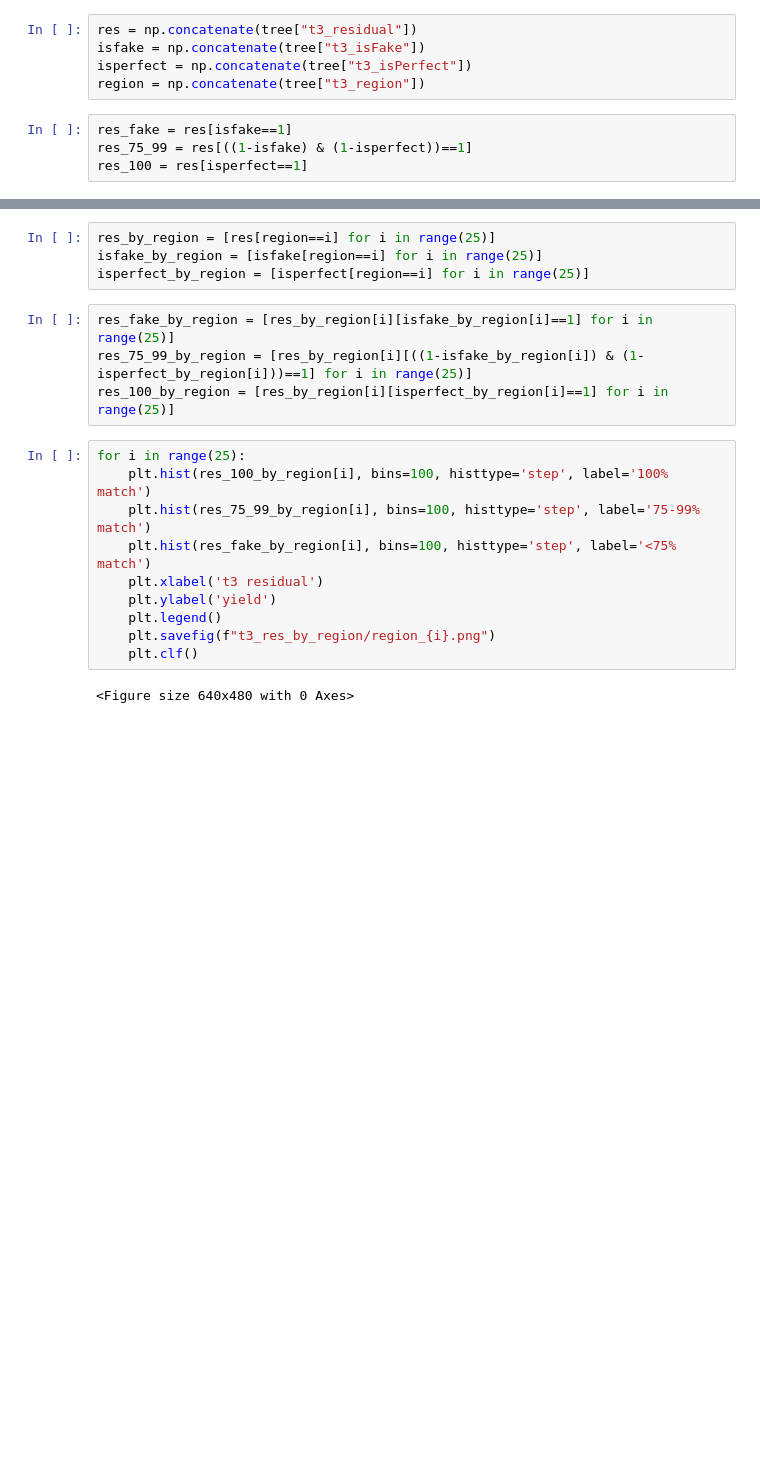
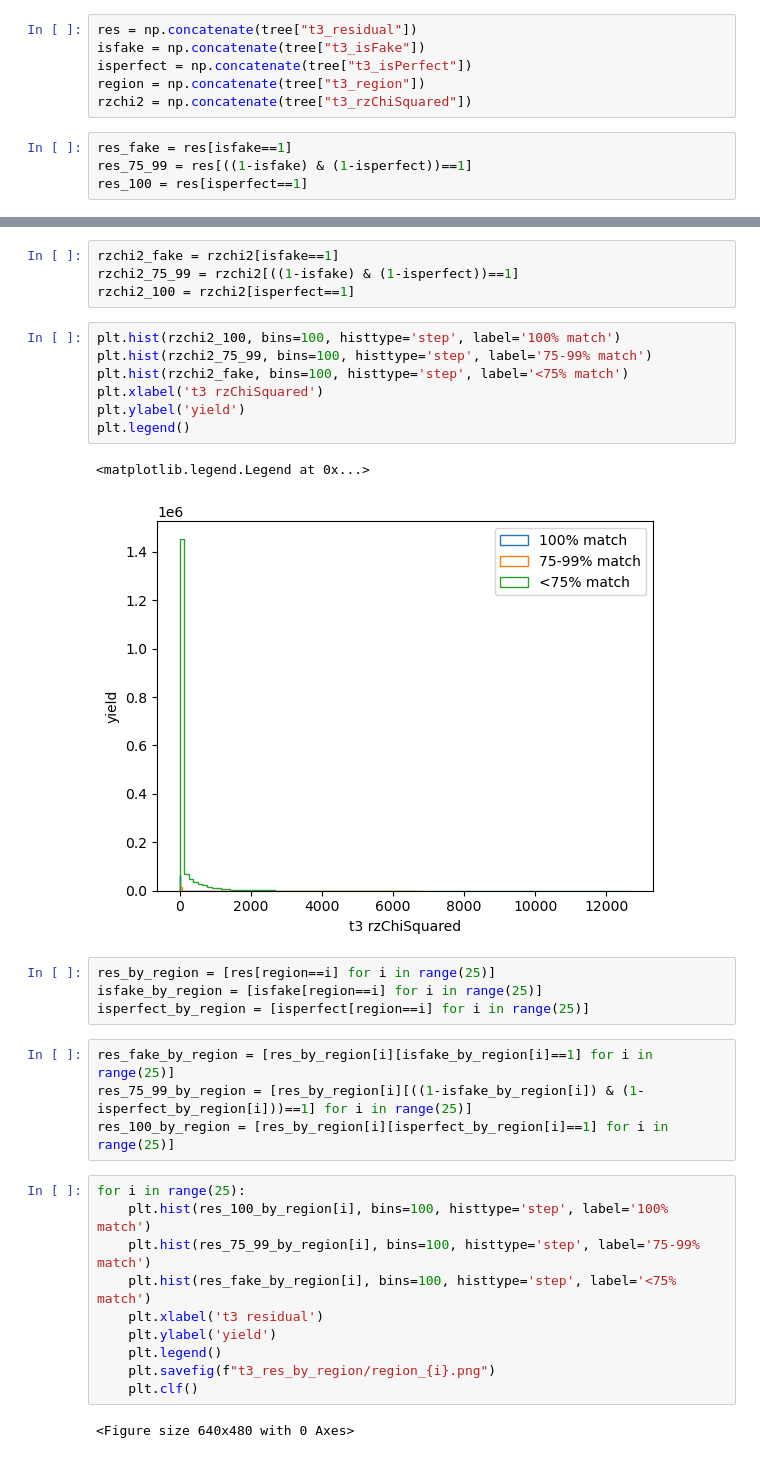
Before and after one commit to bucket420/lst-plots, a Jupyter notebook: plotting.ipynb, the cells around one changed output, grey strips where cells are left out. Drawn from its saved outputs; the diff is of its cells as text; blank space fills up the shorter version.

```diff
--- a/plotting.ipynb
+++ b/plotting.ipynb
@@ -12,6 +12,7 @@ res = np.concatenate(tree["t3_residual"])
 isfake = np.concatenate(tree["t3_isFake"])
 isperfect = np.concatenate(tree["t3_isPerfect"])
 region = np.concatenate(tree["t3_region"])
+rzchi2 = np.concatenate(tree["t3_rzChiSquared"])
 # %%
 res_fake = res[isfake==1]
 res_75_99 = res[((1-isfake) & (1-isperfect))==1]
@@ -29,3 +30,17 @@ plt.show()
+# %%
+rzchi2_fake = rzchi2[isfake==1]
+rzchi2_75_99 = rzchi2[((1-isfake) & (1-isperfect))==1]
+rzchi2_100 = rzchi2[isperfect==1]
+# %%
+plt.hist(rzchi2_100, bins=100, histtype='step', label='100% match')
+plt.hist(rzchi2_75_99, bins=100, histtype='step', label='75-99% match')
+plt.hist(rzchi2_fake, bins=100, histtype='step', label='<75% match')
+plt.xlabel('t3 rzChiSquared')
+plt.ylabel('yield')
+plt.legend()
+# %% [output]
+<matplotlib.legend.Legend at 0x...>
+[figure, added]
 # %%
 res_by_region = [res[region==i] for i in range(25)]
 isfake_by_region = [isfake[region==i] for i in range(25)]
```
Also changed, not shown: parts of 4 cells of this notebook, 49 other files.
